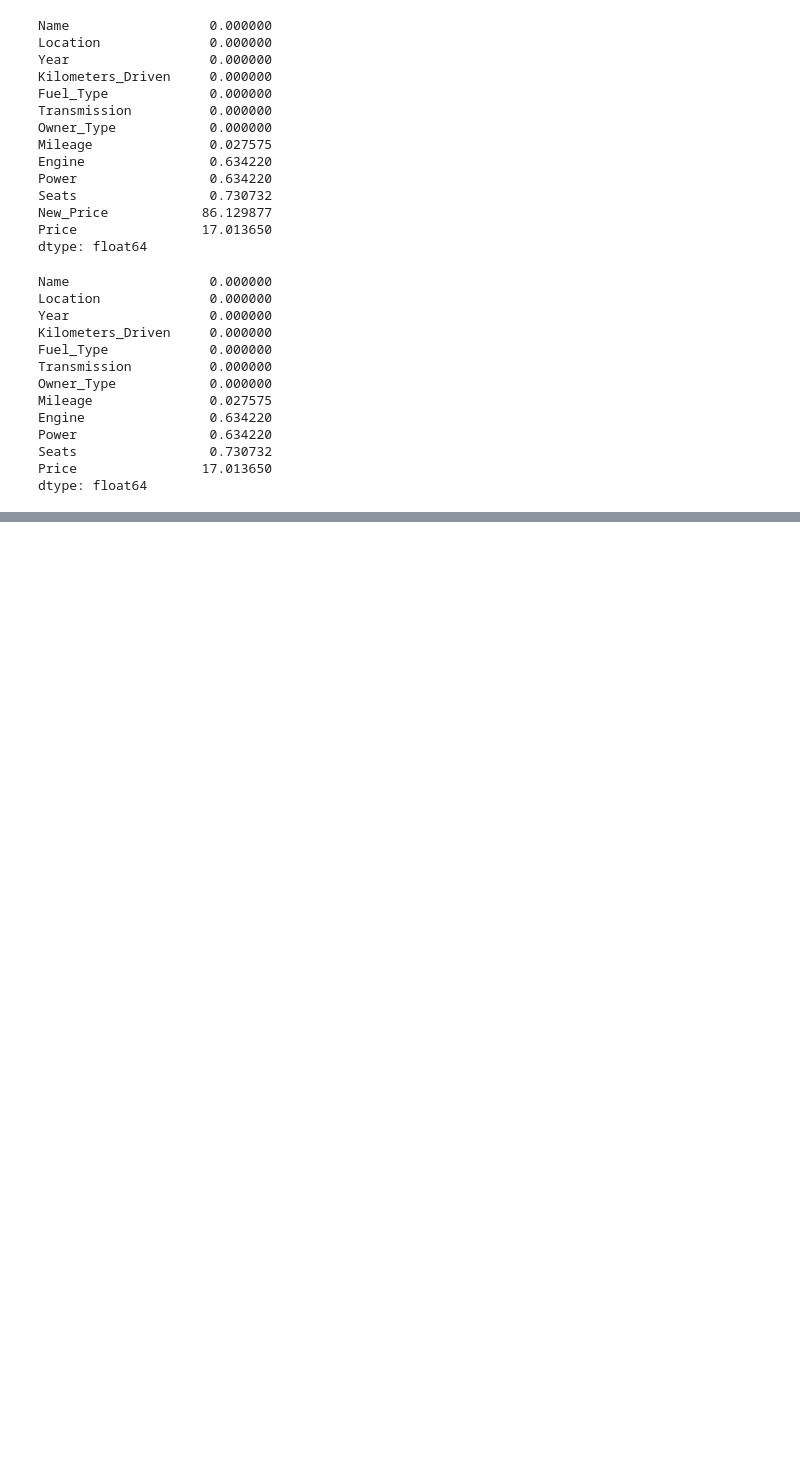
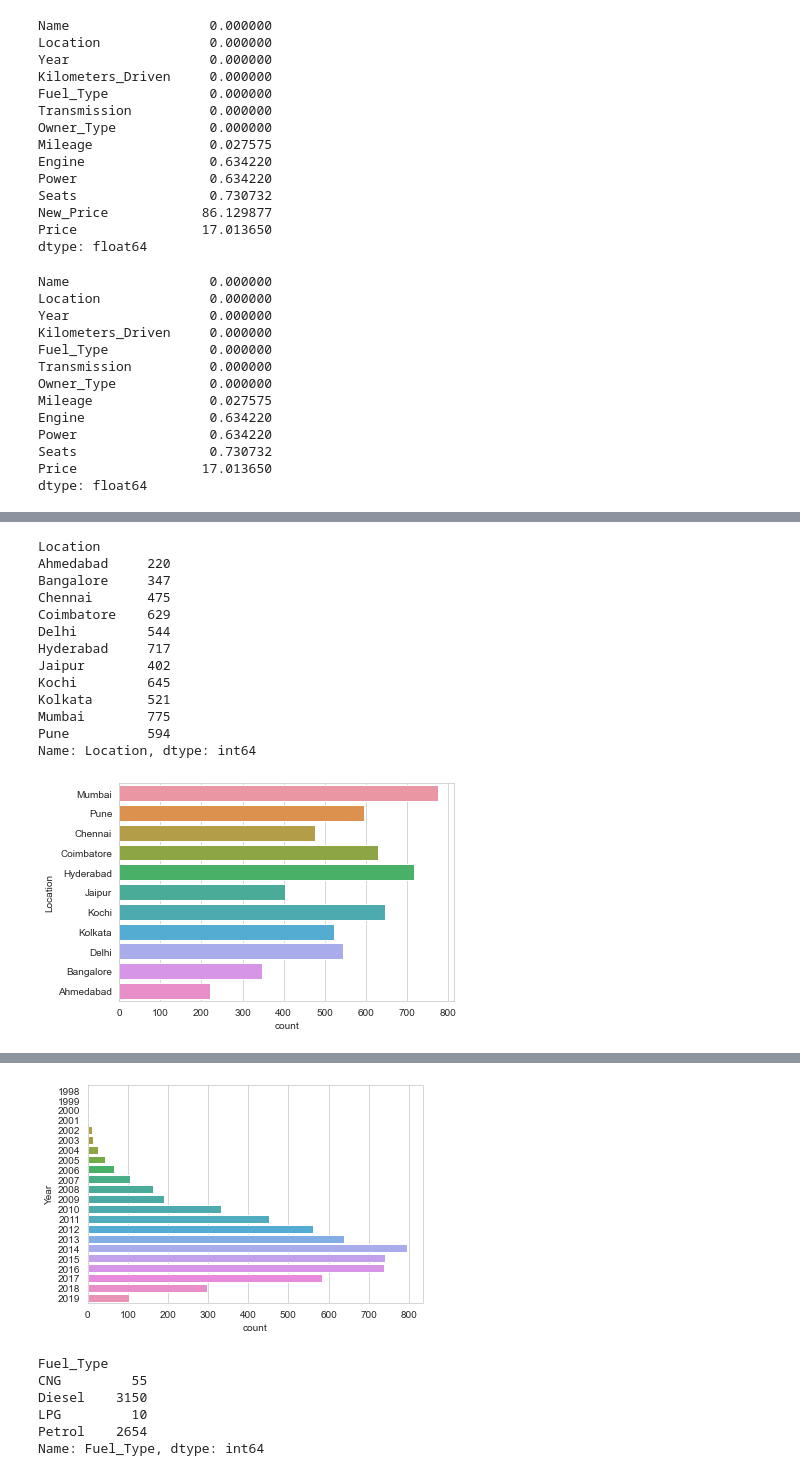
Before and after one commit to Dushyant-1/jecrc_cs_sep22, a Jupyter notebook: day 25/day_25.ipynb, the cells around one changed output, grey strips where cells are left out. Drawn from its saved outputs; the diff is of its cells as text; code cells hidden in the pictures; blank space fills up the shorter version.

```diff
--- a/day 25/day_25.ipynb
+++ b/day 25/day_25.ipynb
@@ -237,0 +186,4 @@ Name: Name, dtype: int64
+# %%
+#the only method has to be used here REMOVE ALL THE MISSING ENTRIES
+cars=df.dropna()
+cars.shape
@@ -237,0 +208,6 @@ Name: Name, dtype: int64
+# %%
+cars['Mileage']=cars['Mileage'].str.split().str.get(0).astype(float)
+# cars['Mileage'].apply(lambda x: eval(x.split()[0]))
+
+cars['Power']=cars['Power'].str.split().str.get(0).astype(float)
+cars['Engine']=cars['Engine'].str.split().str.get(0).astype(float)
@@ -237,0 +256,3 @@ Name: Name, dtype: int64
+# %%
+# Putting Arbitrary Condition to remove some extreme outliers (not sure if it helps)
+cars = cars[cars['Price']<=100]
@@ -237,0 +274,60 @@ Name: Name, dtype: int64
+# %%
+# Removing one extreme outlier
+cars = cars[cars['Kilometers_Driven'] < cars['Kilometers_Driven'].max()]
+# %%
+# Univariate Analysis
+def cat_analyze(col):
+    print(col)
+    print(cars[col].value_counts().sort_index())
+    sns.countplot(data = cars, y=col)
+    plt.show()
+for col in cat_cols:
+    cat_analyze(col)
+
+def num_analyze(col):
+    print(col)
+    fig = plt.figure(figsize=(15,3))
+    sns.distplot(cars[col],bins = 300)
+    plt.show()
+for col in num_cols:
+    num_analyze(col)
+
+# Bivariate Analysis
+def cat_bivariate(col):
+    print(col)
+    plt.figure(figsize=(15,4))
+    plt.subplot(1,3,1)
+    sns.barplot(data=cars,x=target_col,y=col)
+    plt.subplot(1,3,2)
+    sns.boxplot(data=cars,x=target_col, y=col)
+    plt.subplot(1,3,3)
+    sns.violinplot(data=cars,x=target_col, y=col)
+    plt.show()
+for col in cat_cols:
+    cat_bivariate(col)
+
+def num_bivariate(col):
+    print(col)
+    plt.figure(figsize=(15,4))
+    plt.subplot(1,2,1)
+    sns.regplot(data=cars,x=target_col,y=col)
+    plt.subplot(1,2,2)
+    sns.kdeplot(data=cars,x=target_col, y=col)
+    plt.show()
+for col in num_cols:
+    num_bivariate(col)
+# %% [output]
+Location
+Ahmedabad     220
+Bangalore     347
+Chennai       475
+Coimbatore    629
+Delhi         544
+Hyderabad     717
+Jaipur        402
+Kochi         645
+Kolkata       521
+Mumbai        775
+Pune          594
+Name: Location, dtype: int64
+[figure, added]
@@ -237,0 +351,7 @@ Name: Name, dtype: int64
+[figure, added]
+Fuel_Type
+CNG         55
+Diesel    3150
+LPG         10
+Petrol    2654
+Name: Fuel_Type, dtype: int64
```
Also changed, not shown: parts of 25 cells of this notebook, 1 other file.
